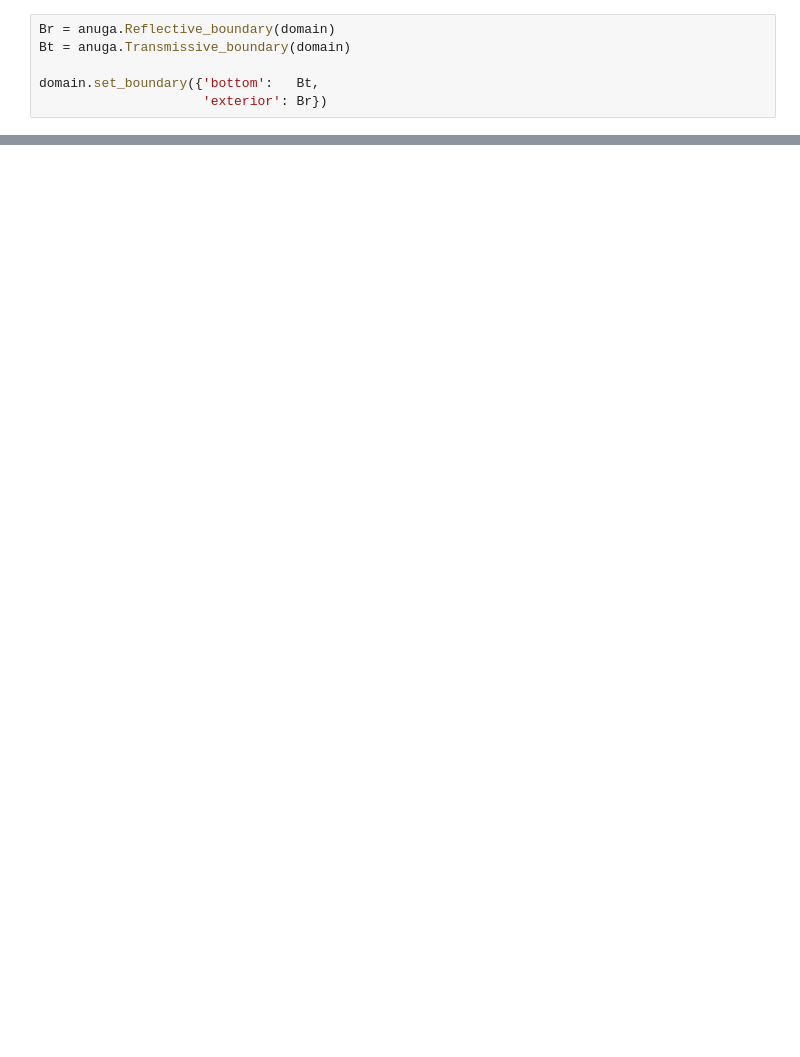
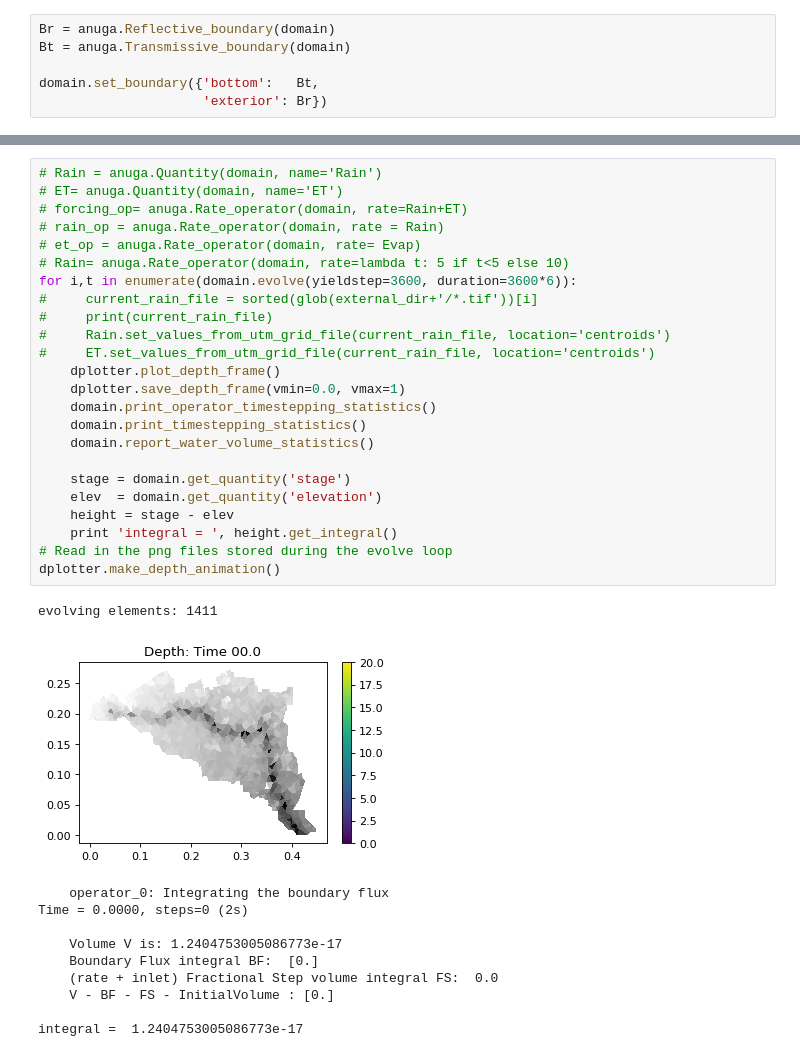
Before and after one commit to chrimerss/anuga_core, a Jupyter notebook: examples/excessive_rain/test_excessive_rain.ipynb, the cells around one changed output, grey strips where cells are left out. Cells and saved outputs as stored; diff of their text form; blank space fills up the shorter version.

```diff
--- a/examples/excessive_rain/test_excessive_rain.ipynb
+++ b/examples/excessive_rain/test_excessive_rain.ipynb
@@ -50,0 +112,36 @@ coords= list(bounding_polygon.exterior[0].coords)
+# %%
+# Rain = anuga.Quantity(domain, name='Rain')
+# ET= anuga.Quantity(domain, name='ET')
+# forcing_op= anuga.Rate_operator(domain, rate=Rain+ET)
+# rain_op = anuga.Rate_operator(domain, rate = Rain)
+# et_op = anuga.Rate_operator(domain, rate= Evap)
+# Rain= anuga.Rate_operator(domain, rate=lambda t: 5 if t<5 else 10)
+for i,t in enumerate(domain.evolve(yieldstep=3600, duration=3600*6)):
+#     current_rain_file = sorted(glob(external_dir+'/*.tif'))[i]
+#     print(current_rain_file)
+#     Rain.set_values_from_utm_grid_file(current_rain_file, location='centroids')
+#     ET.set_values_from_utm_grid_file(current_rain_file, location='centroids')
+    dplotter.plot_depth_frame()
+    dplotter.save_depth_frame(vmin=0.0, vmax=1)
+    domain.print_operator_timestepping_statistics()
+    domain.print_timestepping_statistics()
+    domain.report_water_volume_statistics()
+
+    stage = domain.get_quantity('stage')
+    elev  = domain.get_quantity('elevation')
+    height = stage - elev
+    print 'integral = ', height.get_integral()
+# Read in the png files stored during the evolve loop
+dplotter.make_depth_animation()
+# %% [output]
+evolving elements: 1411
+[figure, added]
+    operator_0: Integrating the boundary flux
+Time = 0.0000, steps=0 (2s)
+
+    Volume V is: 1.2404753005086773e-17
+    Boundary Flux integral BF:  [0.]
+    (rate + inlet) Fractional Step volume integral FS:  0.0
+    V - BF - FS - InitialVolume : [0.]
+
+integral =  1.2404753005086773e-17
```
Also changed, not shown: parts of 17 cells of this notebook, 13 other files.
